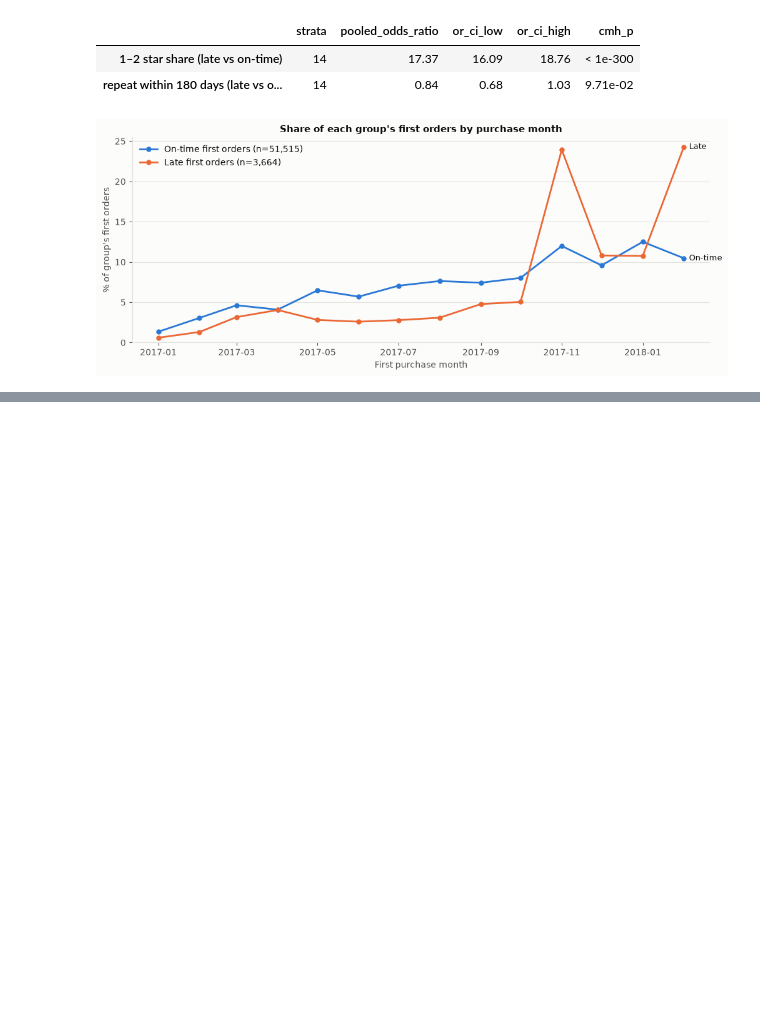
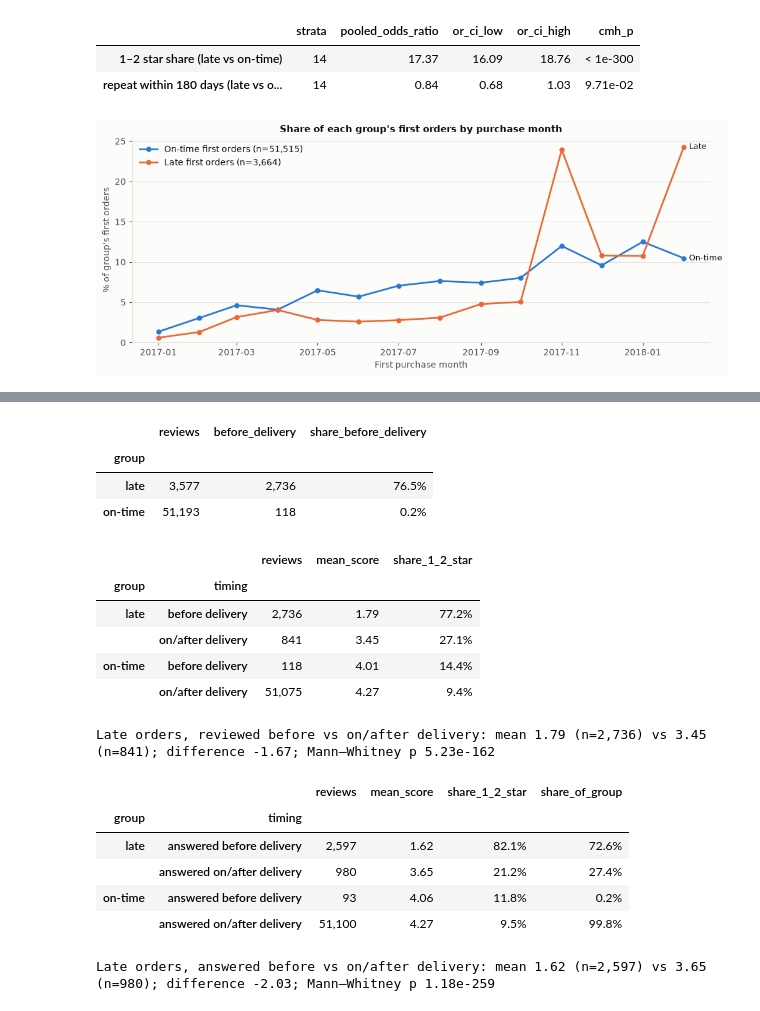
Before and after one commit to DevarshiDave1120-cmd/olist-marketplace-operations-analytics, a Jupyter notebook: notebooks/olist_analysis.ipynb, the cells around one changed output, grey strips where cells are left out. Saved outputs shown, nothing was run; the diff lists cells and outputs as text; code cells hidden in the pictures; blank space fills up the shorter version.

Commit message:
Step 6b addendum: review timing relative to delivery
Co-Authored-By: Claude Opus 5.5 <noreply@anthropic.com>

```diff
--- a/notebooks/olist_analysis.ipynb
+++ b/notebooks/olist_analysis.ipynb
@@ -456,3 +462,73 @@ plt.show()
+# %%
+rt = q("""
+    SELECT r.customer_unique_id, r.is_late, r.review_score,
+           o.delivered_date, o.delivered_at,
+           s.review_created_at::DATE AS review_created_date, s.review_answered_at
+    FROM OLIST.ANALYSIS.MART_REVIEW_IMPACT r
+    JOIN OLIST.CORE.FCT_ORDERS o        ON o.order_id = r.first_order_id
+    JOIN OLIST.STAGING.STG_ORDER_REVIEWS s ON s.review_id = o.review_id AND s.order_id = o.order_id
+    WHERE r.has_full_followup AND r.is_in_delivery_base AND r.has_review""")
+assert len(rt) == funnel.with_review[0], len(rt)
+rt["reviewed_before_delivery"] = pd.to_datetime(rt.review_created_date) < pd.to_datetime(rt.delivered_date)
+rt["group"] = rt.is_late.map({True: "late", False: "on-time"})
+
+share = (rt.groupby("group").agg(reviews=("reviewed_before_delivery", "size"),
+                                 before_delivery=("reviewed_before_delivery", "sum"),
+                                 share_before_delivery=("reviewed_before_delivery", "mean"))
+           .loc[["late", "on-time"]])
+display(share.style.format({"reviews": "{:,}", "before_delivery": "{:,}", "share_before_delivery": "{:.1%}"}))
+
+timing = (rt.assign(timing=rt.reviewed_before_delivery.map({True: "before delivery", False: "on/after delivery"}),
+                    low=rt.review_score <= 2)
+            .groupby(["group", "timing"])
+            .agg(reviews=("review_score", "size"), mean_score=("review_score", "mean"),
+                 share_1_2_star=("low", "mean")))
+display(timing.style.format({"reviews": "{:,}", "mean_score": "{:.2f}", "share_1_2_star": "{:.1%}"}))
+
+lt = rt[rt.is_late]
+b = lt.loc[lt.reviewed_before_delivery, "review_score"].astype(float)
+a = lt.loc[~lt.reviewed_before_delivery, "review_score"].astype(float)
+mw_t = stats.mannwhitneyu(b, a, alternative="two-sided")
+print(f"Late orders, reviewed before vs on/after delivery: mean {b.mean():.2f} (n={len(b):,}) "
+      f"vs {a.mean():.2f} (n={len(a):,}); difference {b.mean() - a.mean():+.2f}; "
+      f"Mann–Whitney p {fmt_p(mw_t.pvalue)}")
+
+# Second view: answered before the order was delivered (timestamps)
+rt["answered_before_delivery"] = rt.review_answered_at < rt.delivered_at
+ans = (rt.assign(timing=rt.answered_before_delivery.map({True: "answered before delivery",
+                                                         False: "answered on/after delivery"}),
+                 low=rt.review_score <= 2)
+         .groupby(["group", "timing"])
+         .agg(reviews=("review_score", "size"), mean_score=("review_score", "mean"),
+              share_1_2_star=("low", "mean")))
+ans["share_of_group"] = ans.reviews / ans.groupby(level="group").reviews.transform("sum")
+display(ans.style.format({"reviews": "{:,}", "mean_score": "{:.2f}", "share_1_2_star": "{:.1%}",
+                          "share_of_group": "{:.1%}"}))
+b2 = lt.loc[rt.loc[lt.index, "answered_before_delivery"], "review_score"].astype(float)
+a2 = lt.loc[~rt.loc[lt.index, "answered_before_delivery"], "review_score"].astype(float)
+mw2 = stats.mannwhitneyu(b2, a2, alternative="two-sided")
+print(f"Late orders, answered before vs on/after delivery: mean {b2.mean():.2f} (n={len(b2):,}) "
+      f"vs {a2.mean():.2f} (n={len(a2):,}); difference {b2.mean() - a2.mean():+.2f}; "
+      f"Mann–Whitney p {fmt_p(mw2.pvalue)}")
+# %% [output]
+|  | reviews | before_delivery | share_before_delivery |
+| group |  |  |  |
+| late | 3,577 | 2,736 | 76.5% |
+| on-time | 51,193 | 118 | 0.2% |
+|  |  | reviews | mean_score | share_1_2_star |
+| group | timing |  |  |  |
+| late | before delivery | 2,736 | 1.79 | 77.2% |
+|  | on/after delivery | 841 | 3.45 | 27.1% |
+| on-time | before delivery | 118 | 4.01 | 14.4% |
+|  | on/after delivery | 51,075 | 4.27 | 9.4% |
+Late orders, reviewed before vs on/after delivery: mean 1.79 (n=2,736) vs 3.45 (n=841); difference -1.67; Mann–Whitney p 5.23e-162
+|  |  | reviews | mean_score | share_1_2_star | share_of_group |
+| group | timing |  |  |  |  |
+| late | answered before delivery | 2,597 | 1.62 | 82.1% | 72.6% |
+|  | answered on/after delivery | 980 | 3.65 | 21.2% | 27.4% |
+| on-time | answered before delivery | 93 | 4.06 | 11.8% | 0.2% |
+|  | answered on/after delivery | 51,100 | 4.27 | 9.5% | 99.8% |
+Late orders, answered before vs on/after delivery: mean 1.62 (n=2,597) vs 3.65 (n=980); difference -2.03; Mann–Whitney p 1.18e-259
 # %%
 try:
     conn.cursor().execute("ALTER WAREHOUSE OLIST_WH SUSPEND")  # stop credits now
```
Also changed, not shown: parts of 1 cell of this notebook, 1 other file.
